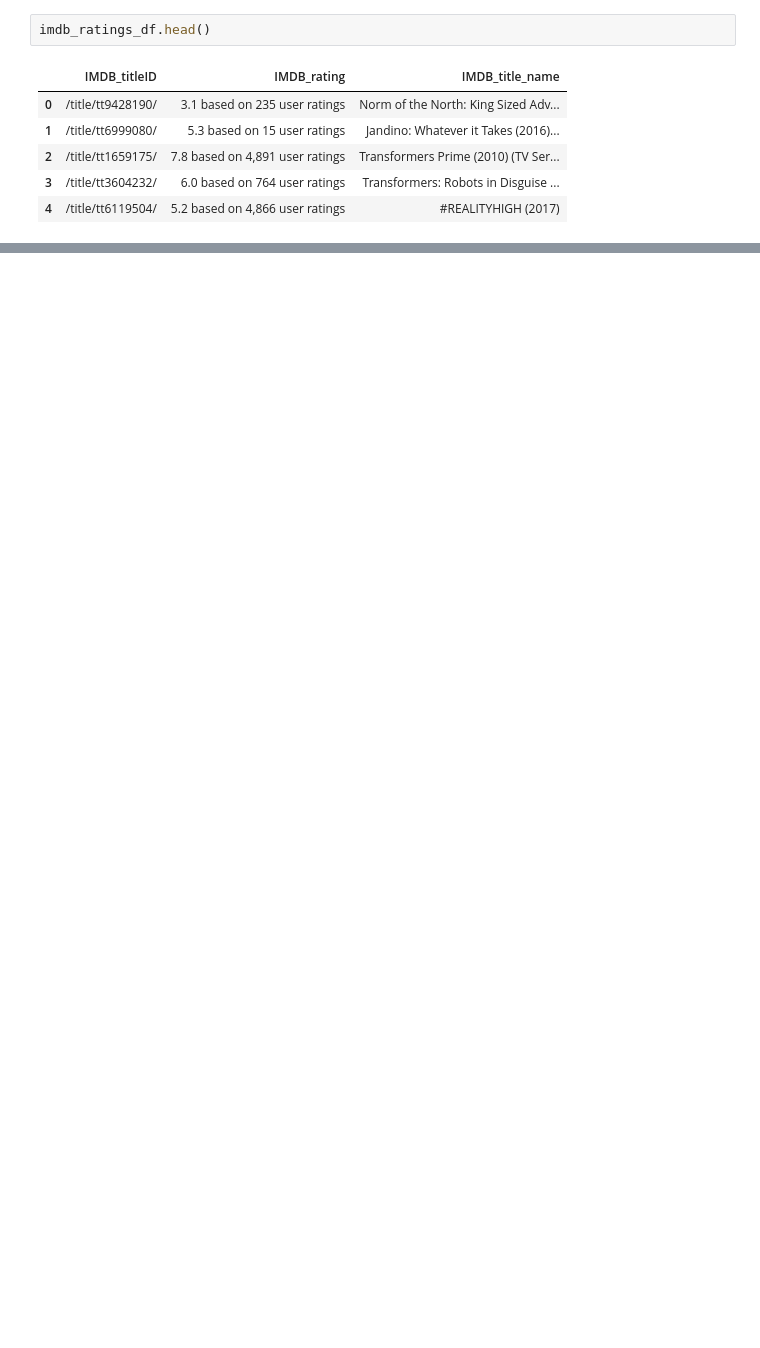
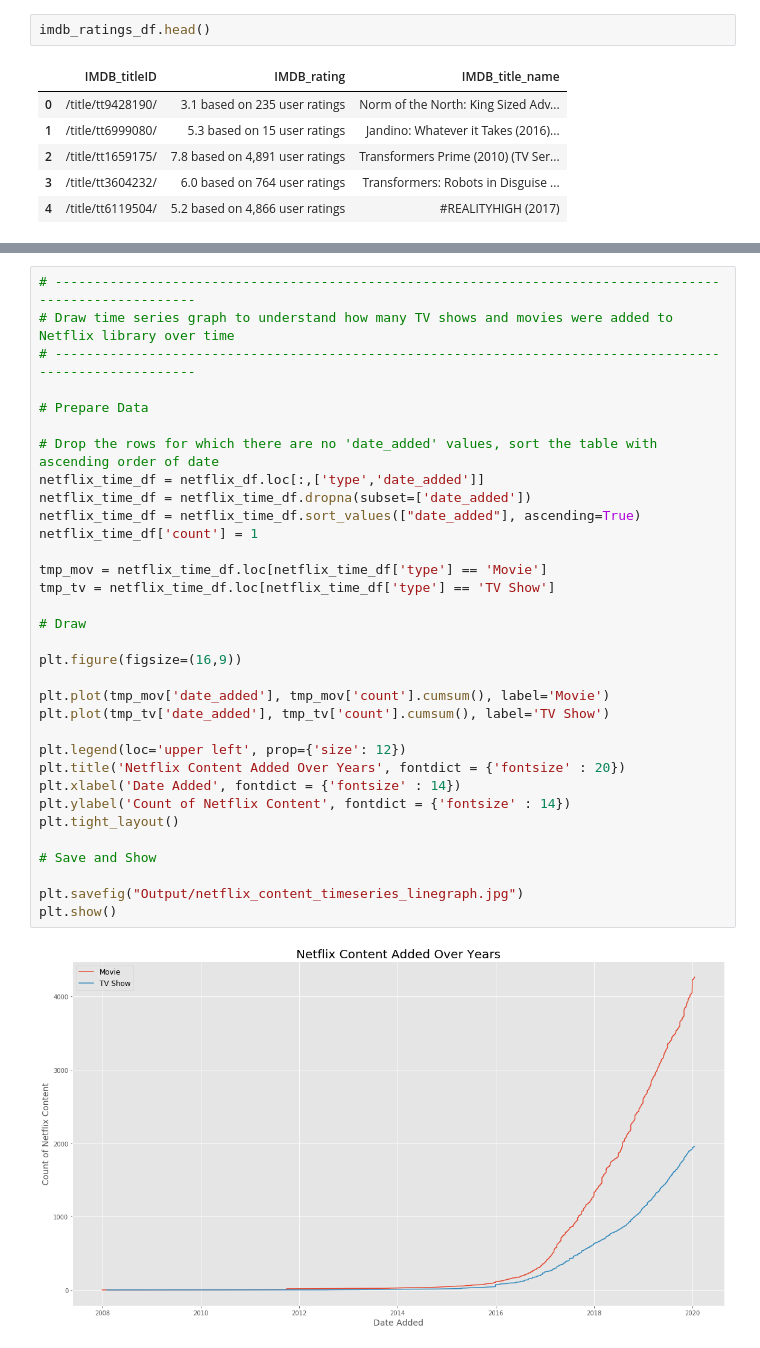
Before and after one commit to nayaksom/720c_python_project, a Jupyter notebook: 720C_Final_Project_Analysis.ipynb, the cells around one changed output, grey strips where cells are left out. Saved outputs shown, nothing was run; the diff lists cells and outputs as text; blank space fills up the shorter version.

```diff
--- a/720C_Final_Project_Analysis.ipynb
+++ b/720C_Final_Project_Analysis.ipynb
@@ -38,0 +262,35 @@ imdb_ratings_df.head()
+# %%
+# ---------------------------------------------------------------------------------------------------------
+# Draw time series graph to understand how many TV shows and movies were added to Netflix library over time
+# ---------------------------------------------------------------------------------------------------------
+
+# Prepare Data
+
+# Drop the rows for which there are no 'date_added' values, sort the table with ascending order of date
+netflix_time_df = netflix_df.loc[:,['type','date_added']]
+netflix_time_df = netflix_time_df.dropna(subset=['date_added'])
+netflix_time_df = netflix_time_df.sort_values(["date_added"], ascending=True)
+netflix_time_df['count'] = 1
+
+tmp_mov = netflix_time_df.loc[netflix_time_df['type'] == 'Movie']
+tmp_tv = netflix_time_df.loc[netflix_time_df['type'] == 'TV Show']
+
+# Draw
+
+plt.figure(figsize=(16,9))
+
+plt.plot(tmp_mov['date_added'], tmp_mov['count'].cumsum(), label='Movie')
+plt.plot(tmp_tv['date_added'], tmp_tv['count'].cumsum(), label='TV Show')
+
+plt.legend(loc='upper left', prop={'size': 12})
+plt.title('Netflix Content Added Over Years', fontdict = {'fontsize' : 20})
+plt.xlabel('Date Added', fontdict = {'fontsize' : 14})
+plt.ylabel('Count of Netflix Content', fontdict = {'fontsize' : 14})
+plt.tight_layout()
+
+# Save and Show
+
+plt.savefig("Output/netflix_content_timeseries_linegraph.jpg")
+plt.show()
+# %% [output]
+[figure, added]
```
Also changed, not shown: parts of 16 cells of this notebook.
